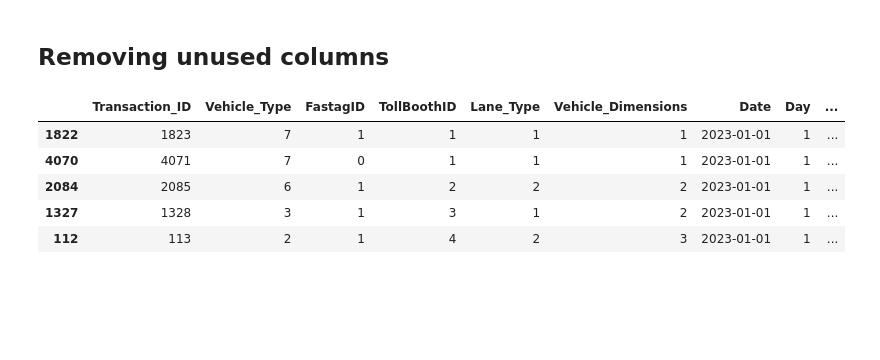
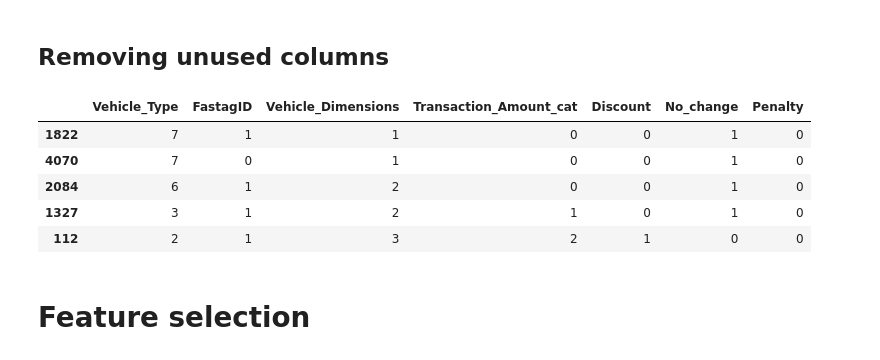
Before and after one commit to barrenha95/maturity_1_local_modularized_deploy, a Jupyter notebook: support_files/analysis.ipynb, the cells around one changed output. Saved outputs shown, nothing was run; the diff lists cells and outputs as text; code cells hidden in the pictures; blank space fills up the shorter version.

Commit message:
train-test-new-split-feature-selection

```diff
--- a/support_files/analysis.ipynb
+++ b/support_files/analysis.ipynb
@@ -16,6 +18,7 @@ dataset.shape
 # %% [output]
 (5000, 13)
 # %%
+dataset['Fraud_indicator'] = np.where(dataset['Fraud_indicator']== 'Fraud', 1, 0)
 dataset.head(5)
 # %% [output]
 |  | Transaction_ID | Timestamp | Vehicle_Type | FastagID | TollBoothID | Lane_Type | Vehicle_Dimensions | ... |
@@ -79,6 +82,9 @@ Name: count, dtype: int64
 ## The idea is to use older data to train and newer data to test, this can bring more confidence that the model is usable with new data
 df_sorted = dataset.sort_values(by='Timestamp')
 
-split_date = pd.to_datetime('2023-11-01')
-train_df = df_sorted[df_sorted['Timestamp'] < split_date]
-test_df = df_sorted[df_sorted['Timestamp'] >= split_date]
+min_dt = pd.to_datetime('2023-11-01')
+max_dt = pd.to_datetime('2023-12-01')
+
+train_df = df_sorted[df_sorted['Timestamp'] < min_dt]
+test_df = df_sorted[df_sorted['Timestamp'].between(min_dt, max_dt) ]
+new_df = df_sorted[df_sorted['Timestamp']   >= max_dt]
@@ -388,19 +410,28 @@ Name: count, dtype: int64
 # %% [markdown]
 ## Removing unused columns
 # %%
-X_Train = X_train.drop(['Vehicle_Plate_Number'
+X_train = X_train.drop(['Vehicle_Plate_Number'
                       , 'Geographical_Location'
                       , 'Timestamp'
                       , 'Diff_paid'
                       , 'Transaction_Amount'
                       , 'Amount_paid'
-                      , 'Vehicle_Speed'], axis=1)
+                      , 'Vehicle_Speed'
+                      , 'Date'
+                      , 'Transaction_ID'
+                      , 'Day'
+                      , 'Hour'
+                      , 'TollBoothID'
+                      , 'Lane_Type'
+                      , 'Vehicle_Speed_cat'], axis=1)
 # %%
-X_Train.head(5)
+X_train.head(5)
 # %% [output]
-|  | Transaction_ID | Vehicle_Type | FastagID | TollBoothID | Lane_Type | Vehicle_Dimensions | Date | Day | ... |
-| 1822 | 1823 | 7 | 1 | 1 | 1 | 1 | 2023-01-01 | 1 | ... |
-| 4070 | 4071 | 7 | 0 | 1 | 1 | 1 | 2023-01-01 | 1 | ... |
-| 2084 | 2085 | 6 | 1 | 2 | 2 | 2 | 2023-01-01 | 1 | ... |
-| 1327 | 1328 | 3 | 1 | 3 | 1 | 2 | 2023-01-01 | 1 | ... |
-| 112 | 113 | 2 | 1 | 4 | 2 | 3 | 2023-01-01 | 1 | ... |
+|  | Vehicle_Type | FastagID | Vehicle_Dimensions | Transaction_Amount_cat | Discount | No_change | Penalty |
+| 1822 | 7 | 1 | 1 | 0 | 0 | 1 | 0 |
+| 4070 | 7 | 0 | 1 | 0 | 0 | 1 | 0 |
+| 2084 | 6 | 1 | 2 | 0 | 0 | 1 | 0 |
+| 1327 | 3 | 1 | 2 | 1 | 0 | 1 | 0 |
+| 112 | 2 | 1 | 3 | 2 | 1 | 0 | 0 |
+# %% [markdown]
+# Feature selection
```
Also changed, not shown: parts of 13 cells of this notebook, 5 other files.
